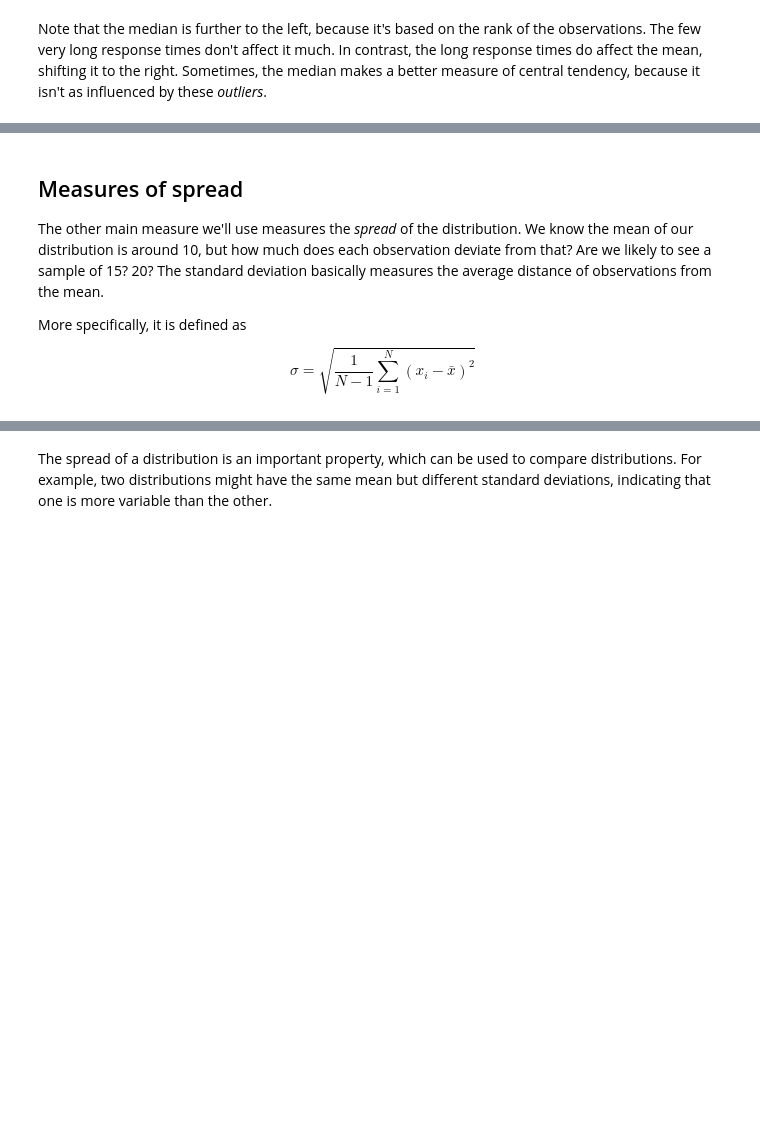
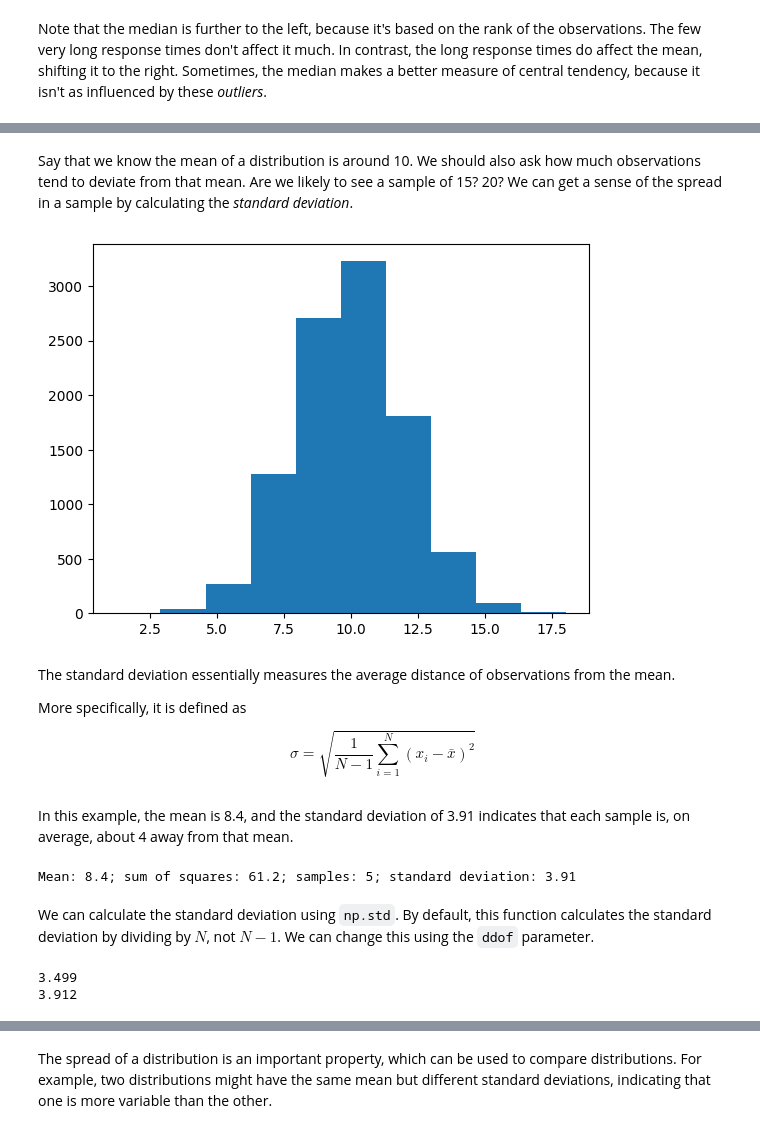
Before and after one commit to mortonne/datascipsych, a Jupyter notebook: chapters/chapter5/descriptive_statistics.ipynb, the cells around one changed output, grey strips where cells are left out. Cells and saved outputs as stored; diff of their text form; code cells hidden in the pictures; blank space fills up the shorter version.

```diff
--- a/chapters/chapter5/descriptive_statistics.ipynb
+++ b/chapters/chapter5/descriptive_statistics.ipynb
@@ -183,10 +229,33 @@ y = rng.normal(loc=5, scale=3, size=1000)
+# %% [markdown]
+Say that we know the mean of a distribution is around 10. We should also ask how much observations tend to deviate from that mean. Are we likely to see a sample of 15? 20? We can get a sense of the spread in a sample by calculating the *standard deviation*.
+# %%
+plt.hist(x);
+# %% [output]
+[figure, added]
 # %% [markdown]
-## Measures of spread
-
-The other main measure we'll use measures the *spread* of the distribution. We know the mean of our distribution is around 10, but how much does each observation deviate from that? Are we likely to see a sample of 15? 20? The standard deviation basically measures the average distance of observations from the mean.
+The standard deviation essentially measures the average distance of observations from the mean.
 
 More specifically, it is defined as
 
 $$
 \sigma = \sqrt{\frac{1}{N - 1} \sum_{i=1}^{N} (x_i - \bar{x})^2}
 $$
+# %% [markdown]
+In this example, the mean is 8.4, and the standard deviation of 3.91 indicates that each sample is, on average, about 4 away from that mean.
+# %%
+scores = np.array([12, 2, 11, 8, 9])
+m = np.mean(scores)
+ss = np.sum((scores - m) ** 2)
+n = scores.size
+sd = round(np.sqrt(ss / (n - 1)), 2)
+print(f"Mean: {m}; sum of squares: {ss}; samples: {n}; standard deviation: {sd}")
+# %% [output]
+Mean: 8.4; sum of squares: 61.2; samples: 5; standard deviation: 3.91
+# %% [markdown]
+We can calculate the standard deviation using `np.std`. By default, this function calculates the standard deviation by dividing by $N$, not $N-1$. We can change this using the `ddof` parameter.
+# %%
+print(round(np.std(scores), 3))          # default is ddof=0
+print(round(np.std(scores, ddof=1), 3))  # change to ddof=1
+# %% [output]
+3.499
+3.912
```
Also changed, not shown: parts of 61 cells of this notebook.
